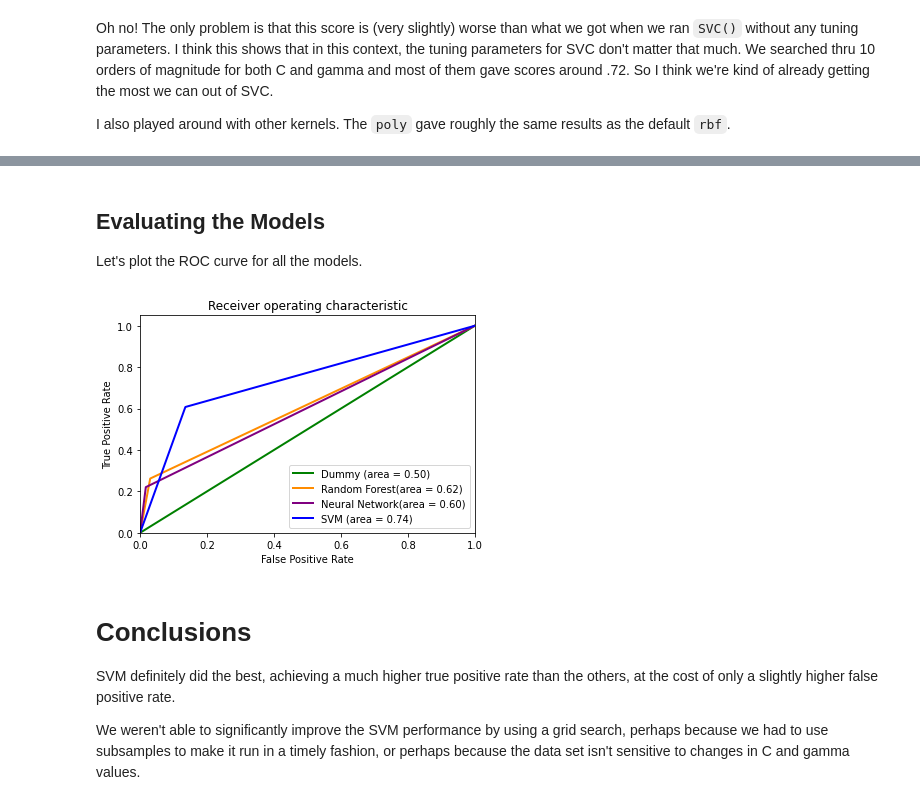
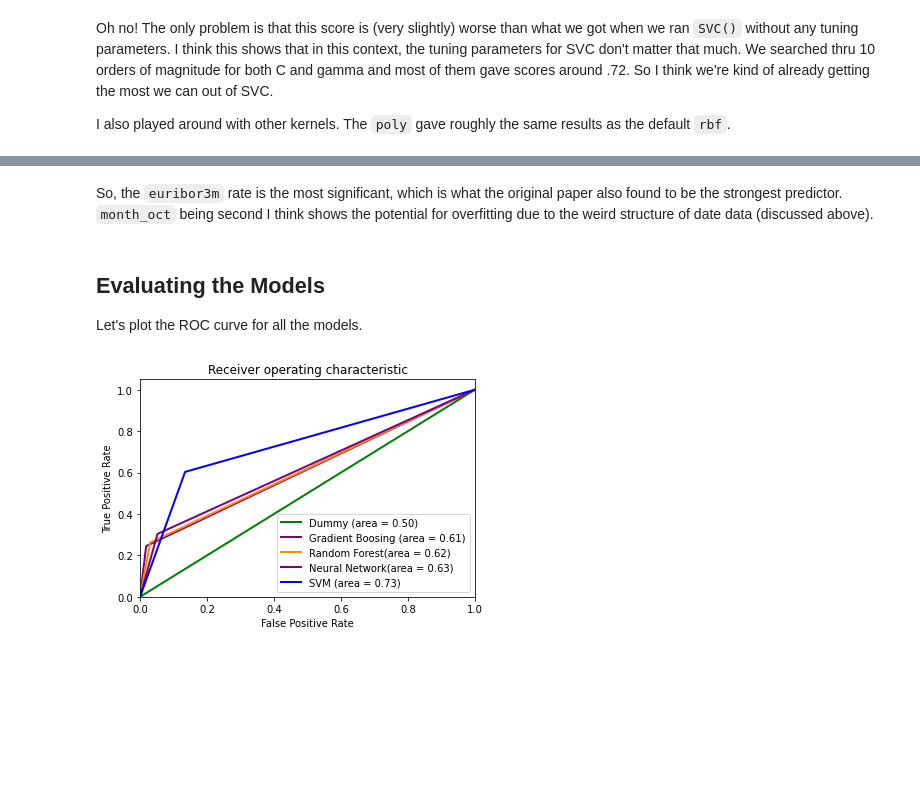
Before and after one commit to csdurfee/bank-marketing, a Jupyter notebook: Bank_Marketing.ipynb, the cells around one changed output, grey strips where cells are left out. Saved outputs shown, nothing was run; the diff lists cells and outputs as text; code cells hidden in the pictures; blank space fills up the shorter version.

```diff
--- a/Bank_Marketing.ipynb
+++ b/Bank_Marketing.ipynb
@@ -333,7 +338,7 @@ The original paper found a Neural Network model performed the best (though as di
 # %%
 from sklearn.neural_network import MLPClassifier
 
-nn_model = MLPClassifier(learning_rate='adaptive')
+nn_model = MLPClassifier()
 
 
 nn_scaler = StandardScaler().fit(x_train)
@@ -541,3 +570,5 @@ even inputs SVC ROC score: 0.7255692298454741
+# %% [markdown]
+So, the `euribor3m` rate is the most significant, which is what the original paper also found to be the strongest predictor. `month_oct` being second I think shows the potential for overfitting due to the weird structure of date data (discussed above).
 # %% [markdown]
 ## Evaluating the Models
 
@@ -559,6 +590,19 @@ plt.plot(
     label="Dummy (area = %0.2f)" % roc_auc,
 )
 
+## BOOSTING
+fpr, tpr, _ = roc_curve(y_test, gb_pred)
+roc_auc = roc_auc_score(y_test, gb_pred)
+
+plt.plot(
+    fpr,
+    tpr,
+    color="purple",
+    lw=lw,
+    label="Gradient Boosing (area = %0.2f)" % roc_auc,
+)
+
+
 ## Random Forest
 fpr, tpr, _ = roc_curve(y_test, rf_pred)
 roc_auc = roc_auc_score(y_test, rf_pred)
@@ -570,43 +614,38 @@ plt.plot(
     lw=lw,
     label="Random Forest(area = %0.2f)" % roc_auc,
 )
+
 
 ## Neural Network
 fpr, tpr, _ = roc_curve(y_test, nn_pred)
 roc_auc = roc_auc_score(y_test, nn_pred)
 
 plt.plot(
     fpr,
     tpr,
     color="purple",
     lw=lw,
     label="Neural Network(area = %0.2f)" % roc_auc,
 )
 
 ### SVM
 fpr, tpr, _ = roc_curve(y_test, svc_pred)
 
 roc_auc = roc_auc_score(y_test, svc_pred)
 plt.plot(
     fpr,
     tpr,
     color="blue",
     lw=lw,
     label="SVM (area = %0.2f)" % roc_auc,
 )
 
 plt.xlim([0.0, 1.0])
 plt.ylim([0.0, 1.05])
 plt.xlabel("False Positive Rate")
 plt.ylabel("True Positive Rate")
 plt.title("Receiver operating characteristic")
 plt.legend(loc="lower right")
 plt.show()
 # %% [output]
-[figure, old version]
+[figure, new version]
-# %% [markdown]
-# Conclusions
-
-SVM definitely did the best, achieving a much higher true positive rate than the others, at the cost of only a slightly higher false positive rate.
-
-We weren't able to significantly improve the SVM performance by using a grid search, perhaps because we had to use subsamples to make it run in a timely fashion, or perhaps because the data set isn't sensitive to changes in C and gamma values.
```
Also changed, not shown: parts of 33 cells of this notebook.
